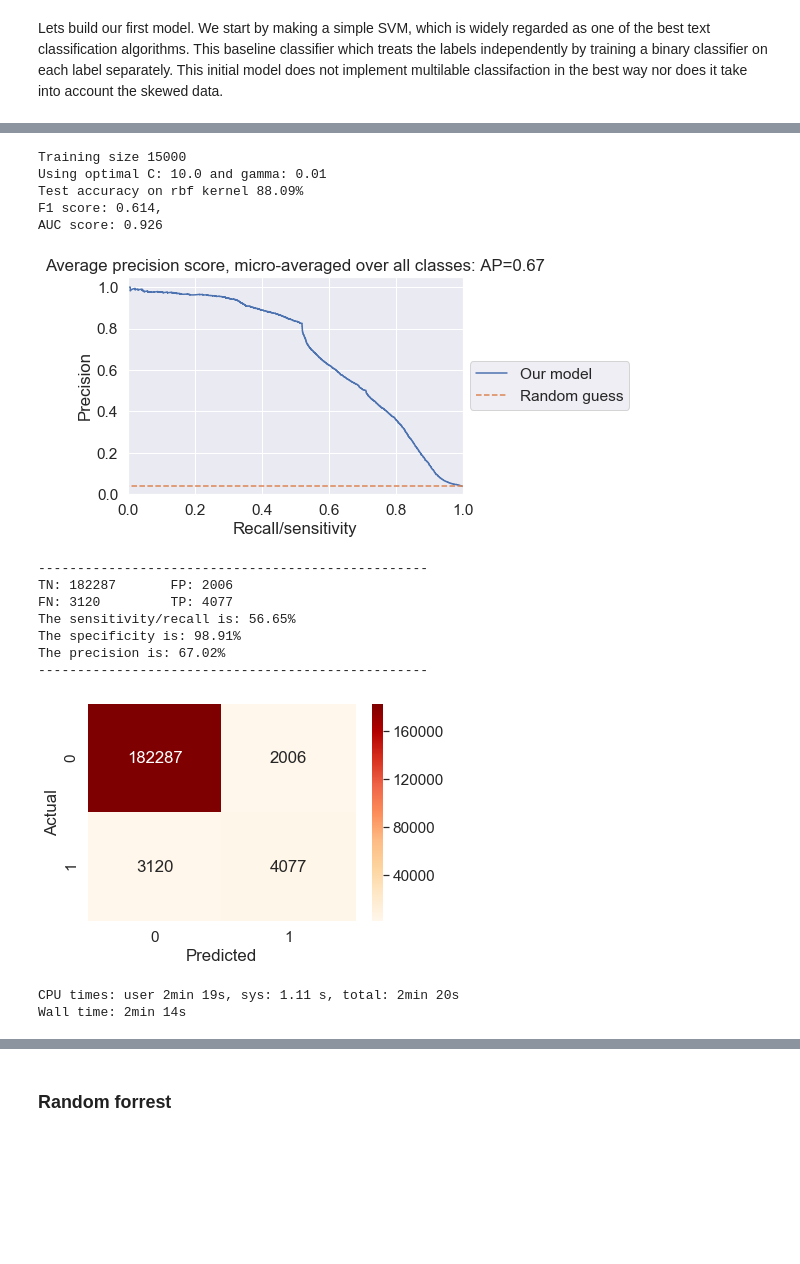
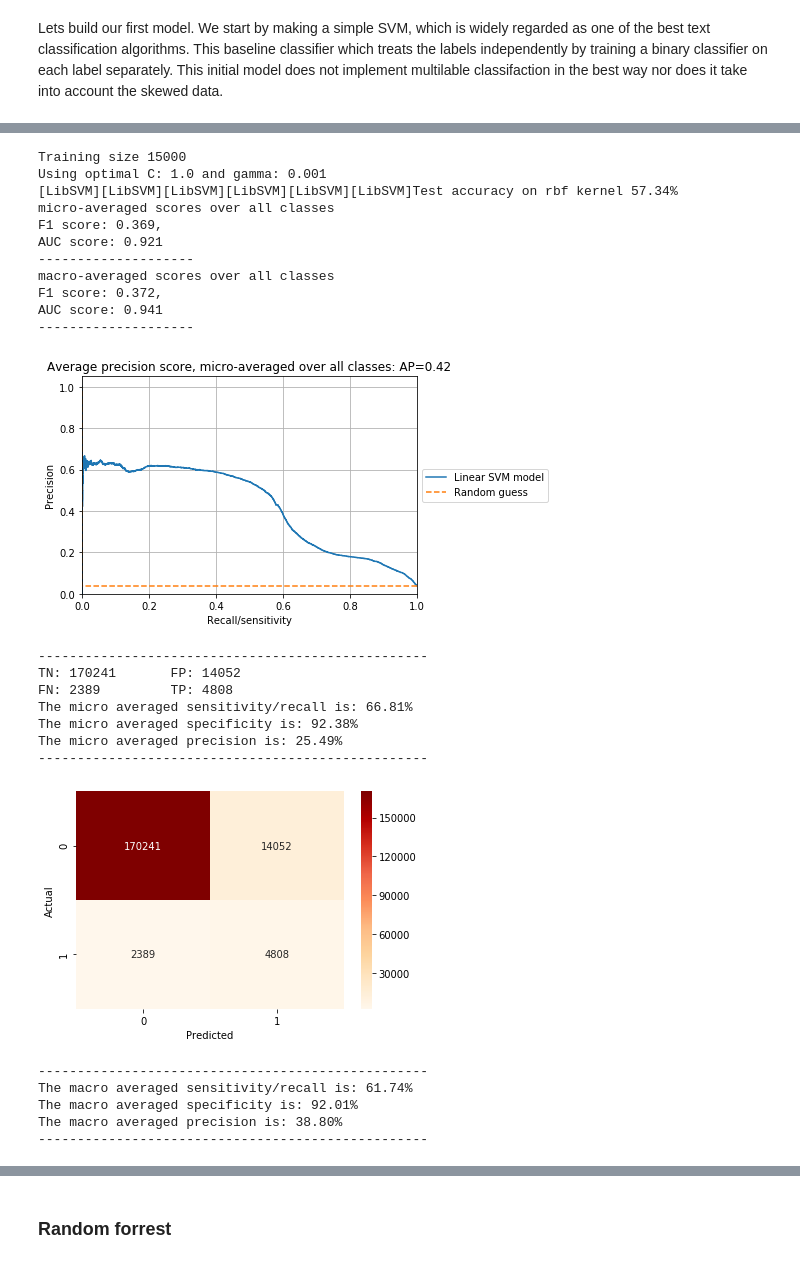
Before and after one commit to peturjokull/Gervigreind-Lokaverkefni, a Jupyter notebook: numi.ipynb, the cells around one changed output, grey strips where cells are left out. Cells and saved outputs as stored; diff of their text form; code cells hidden in the pictures; blank space fills up the shorter version.

```diff
--- a/numi.ipynb
+++ b/numi.ipynb
@@ -143,7 +176,7 @@ def get_row_accuracy(y_true, y_pred):
     return np.average(np.where(acc == 6, 1, 0), axis = 0)
 
 n,m = y_train_np.shape
-y_pred = np.zeros(n)
+y_pred_mat = np.zeros((n,m))
 
 rowindx, colindx = np.nonzero(y_train_np)
 rwi = np.unique(rowindx)
@@ -156,5 +189,9 @@ rwi = np.unique(rowindx)
 # #     print('-'*100)
 
 print('All-zero guess row accuracy on data is: {:.2%}'.format(get_row_accuracy(y_train_np, y_pred_mat)))
+mat = confusion_matrix(y_train_np.ravel(), y_pred_mat.ravel())
+fpr, tpr, _ = roc_curve(y_train_np.ravel(), y_pred_mat.ravel())
+roc_auc = auc(fpr, tpr)
+print(roc_auc)
 # %% [output]
 All-zero guess row accuracy on data is: 89.89%
@@ -331,6 +391,6 @@ def plot_heatmap(data_matrix, title, xlabel, ylabel, x_values, y_values, vmin_,
 # %%
 %%time
-X_train_reduced, y_train_reduced = data_subsample_asserts_two_classes(X_train_np, y_train_np, 5000)
+X_train_reduced, y_train_reduced = data_subsample_asserts_two_classes(X_train_np, y_train_np, 2000)
 print("Number of training instances: ", X_train_reduced.shape[0])
 
 # Bag of words approach
@@ -367,12 +427,12 @@ Cind, gammaind = np.unravel_index(np.argmax(rbfacc, axis=None), rbfacc.shape)
 print('For rbf kernal')
 rbfOptparam = C[Cind], gamma[gammaind]
 print("Optimal combination is,  C: {}, gamma: {}".format(rbfOptparam[0], rbfOptparam[1]))
-print("Giving the validation accuracy: {:.2%}".format(rbfacc[Cind, gammaind]))
+print("Giving the validation AUC: {:.2%}".format(rbfacc[Cind, gammaind]))
 
 Cindex = np.argmax(linacc)
 linearOptC = C[Cindex]
 print('For linear kernal')
 print("Optimal C is: {}".format(linearOptC))
-print("Giving the validation accuracy: {:.2%}".format(linacc[Cindex]))
+print("Giving the validation AUC: {:.2%}".format(linacc[Cindex]))
 # %% [output]
 Data subsampling succsessful!
@@ -420,22 +480,18 @@ Giving the validation accuracy: 90.61%
 # %%
 %%time
-def vectorize_data(X_train_):
-    vectorizer = CountVectorizer( max_df=0.95, min_df=2, max_features = None, stop_words='english')
-    tfidf_transformer = TfidfTransformer()
-    X_train_counts = vectorizer.fit_transform(X_train_.ravel())
-    X_train_tfidf = tfidf_transformer.fit_transform(X_train_counts)
-    return X_train_tfidf, vectorizer
 
 # Tekur ca 8min að keyra á 50þus train size
+# Tekur ca 2min að keyra á 15þus train size
+
+train_size = 15000
 print('Training size', train_size)
 print('Using optimal C: {}'.format(linearOptC))
 
-train_size = 15000
 X_train_reduced, y_train_reduced = data_subsample_asserts_two_classes(X_train_np, y_train_np, train_size)
 X_train_reduced, vectorizer = vectorize_data(X_train_reduced)
 
 x_test_unrvld = vectorizer.transform(X_test_np.ravel())
-clf = OneVsRestClassifier(SVC(C = linearOptC, kernel = 'linear'))
+clf = OneVsRestClassifier(SVC(C = linearOptC, kernel = 'linear', class_weight = 'balanced'))
 clf.fit(X_train_reduced, y_train_reduced)
 
 y_pred_linear = clf.predict(vectorizer.transform(X_test_np.ravel()))
@@ -447,5 +503,7 @@ y_scores_linear = clf.decision_function(vectorizer.transform(X_test_np.ravel()))
 plot_prec_recall(y_test_np, y_scores_linear, y_pred_linear, label_='Linear SVM model')
 totals_mat = confusion_matrix(y_test_np.ravel(), y_pred_linear.ravel())
 plot_conf_mat(totals_mat)
+calc_scores(y_test_np, y_pred_linear)
+
 plot_roc_curve(y_test_np, y_scores_linear, show_all_classes = False)
 # %% [output]
@@ -493,37 +569,54 @@ The precision is: 79.11%
 # %%
 %%time
 # Tekur ca 8min að keyra á 50þus train size
+# Tekur ca 2min að keyra á 15þus train size
+
 print('Training size', train_size)
 print('Using optimal C: {} and gamma: {}'.format(rbfOptparam[0], rbfOptparam[1]))
 
 x_test_unrvld = vectorizer.transform(X_test_np.ravel())
-clf = OneVsRestClassifier(SVC(C = rbfOptparam[0], gamma = rbfOptparam[1], kernel = 'rbf'))
+clf = OneVsRestClassifier(SVC(C = rbfOptparam[0], gamma = rbfOptparam[1],
+                              kernel = 'rbf', class_weight = 'balanced') )
 clf.fit(X_train_reduced, y_train_reduced)
 
 y_pred_rbf = clf.predict(vectorizer.transform(X_test_np.ravel()))
 
 test_acc = get_row_accuracy(y_test_np, y_pred_rbf)
 
 print('Test accuracy on rbf kernel {:.2%}'.format(test_acc))
 
 y_scores_rbf = clf.decision_function(vectorizer.transform(X_test_np.ravel()))
-calc_precision_recall(y_test_np, y_scores_rbf, y_pred_ = y_pred_rbf)
+
+plot_prec_recall(y_test_np, y_scores_rbf, y_pred_rbf, label_='Linear SVM model')
+
 totals_mat = confusion_matrix(y_test_np.ravel(), y_pred_rbf.ravel())
 plot_conf_mat(totals_mat)
+calc_scores(y_test_np, y_pred_rbf)
+
+plot_roc_curve(y_test_np, y_scores_rbf, show_all_classes = False)
 # %% [output]
 Training size 15000
-Using optimal C: 10.0 and gamma: 0.01
-Test accuracy on rbf kernel 88.09%
-F1 score: 0.614,
-AUC score: 0.926
+Using optimal C: 1.0 and gamma: 0.001
+[LibSVM][LibSVM][LibSVM][LibSVM][LibSVM][LibSVM]Test accuracy on rbf kernel 57.34%
+micro-averaged scores over all classes
+F1 score: 0.369,
+AUC score: 0.921
+--------------------
+macro-averaged scores over all classes
+F1 score: 0.372,
+AUC score: 0.941
+--------------------
-[figure, old version]
+[figure, new version]
 --------------------------------------------------
-TN: 182287       FP: 2006
-FN: 3120         TP: 4077
-The sensitivity/recall is: 56.65%
-The specificity is: 98.91%
-The precision is: 67.02%
+TN: 170241       FP: 14052
+FN: 2389         TP: 4808
+The micro averaged sensitivity/recall is: 66.81%
+The micro averaged specificity is: 92.38%
+The micro averaged precision is: 25.49%
 --------------------------------------------------
-[figure, old version]
+[figure, new version]
-CPU times: user 2min 19s, sys: 1.11 s, total: 2min 20s
-Wall time: 2min 14s
+--------------------------------------------------
+The macro averaged sensitivity/recall is: 61.74%
+The macro averaged specificity is: 92.01%
+The macro averaged precision is: 38.80%
+--------------------------------------------------
```
Also changed, not shown: parts of 20 cells of this notebook.
